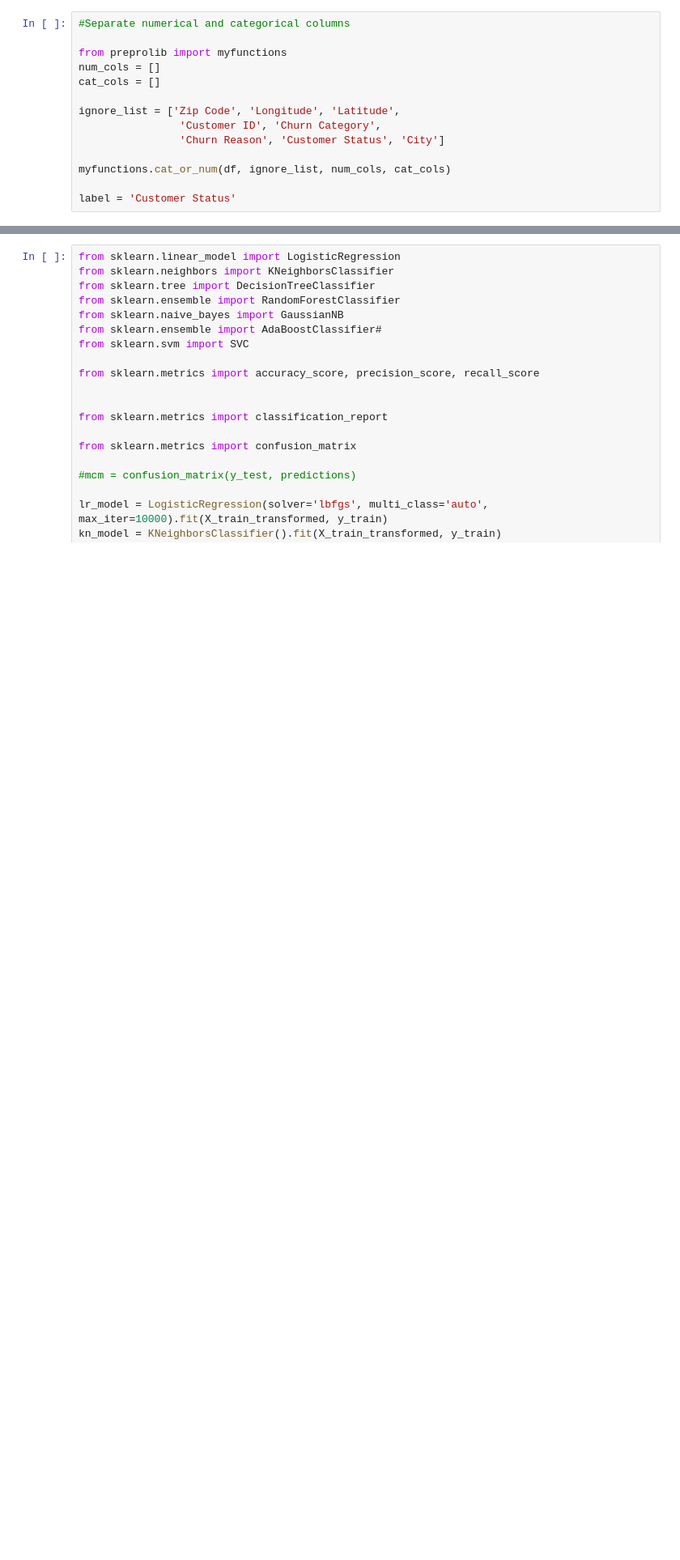
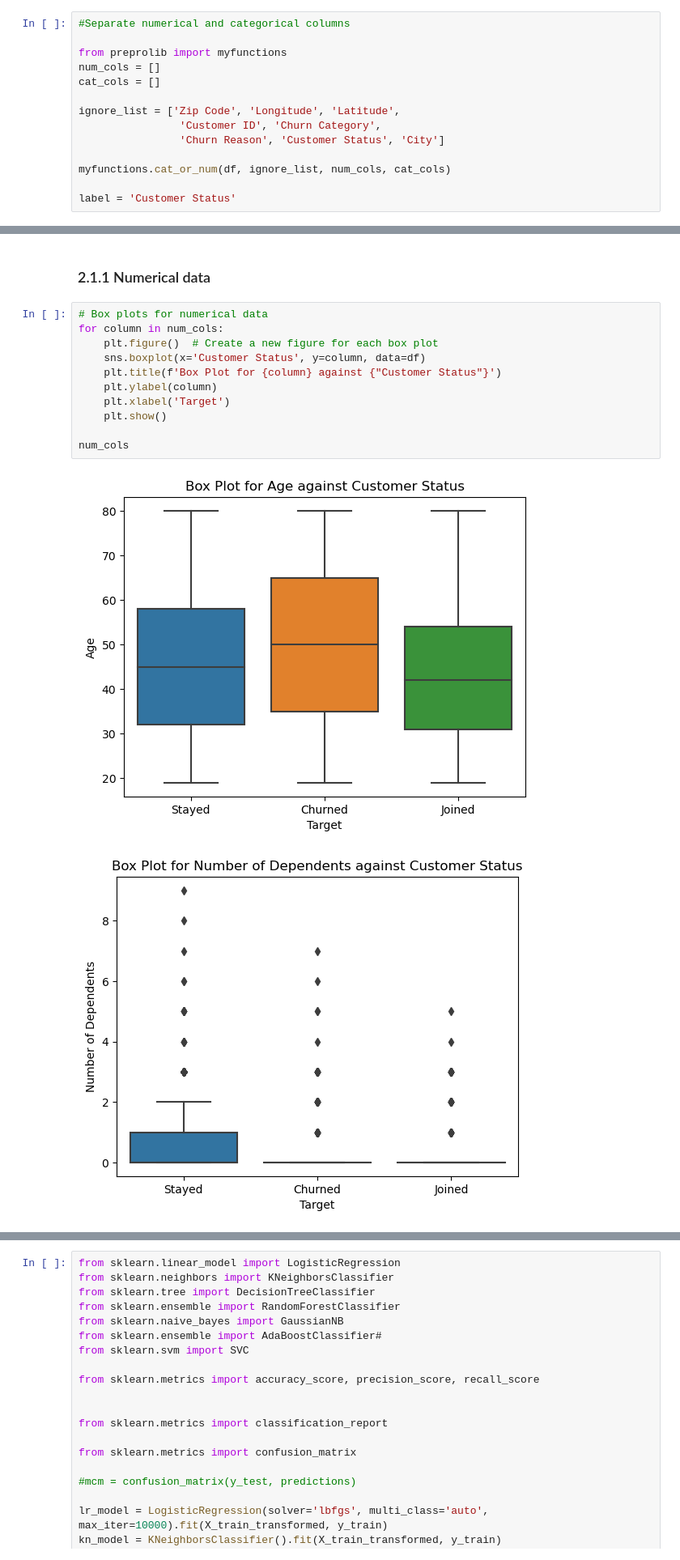
Before and after one commit to donald-okara/Telecomunication_user_churn_classifier, a Jupyter notebook: Analysis.ipynb, the cells around one changed output, grey strips where cells are left out. Shown at 81% size. Saved outputs shown, nothing was run; the diff lists cells and outputs as text; blank space fills up the shorter version.

Commit message:
Numeric EDA complete

```diff
--- a/Analysis.ipynb
+++ b/Analysis.ipynb
@@ -87,0 +57,16 @@ Total Revenue                                         0.778559       1.000000
+# %% [markdown]
+### 2.1.1 Numerical data
+# %%
+# Box plots for numerical data
+for column in num_cols:
+    plt.figure()  # Create a new figure for each box plot
+    sns.boxplot(x='Customer Status', y=column, data=df)
+    plt.title(f'Box Plot for {column} against {"Customer Status"}')
+    plt.ylabel(column)
+    plt.xlabel('Target')
+    plt.show()
+
+num_cols
+# %% [output]
+[figure, added]
+[figure, added]
```
Also changed, not shown: parts of 16 cells of this notebook.
